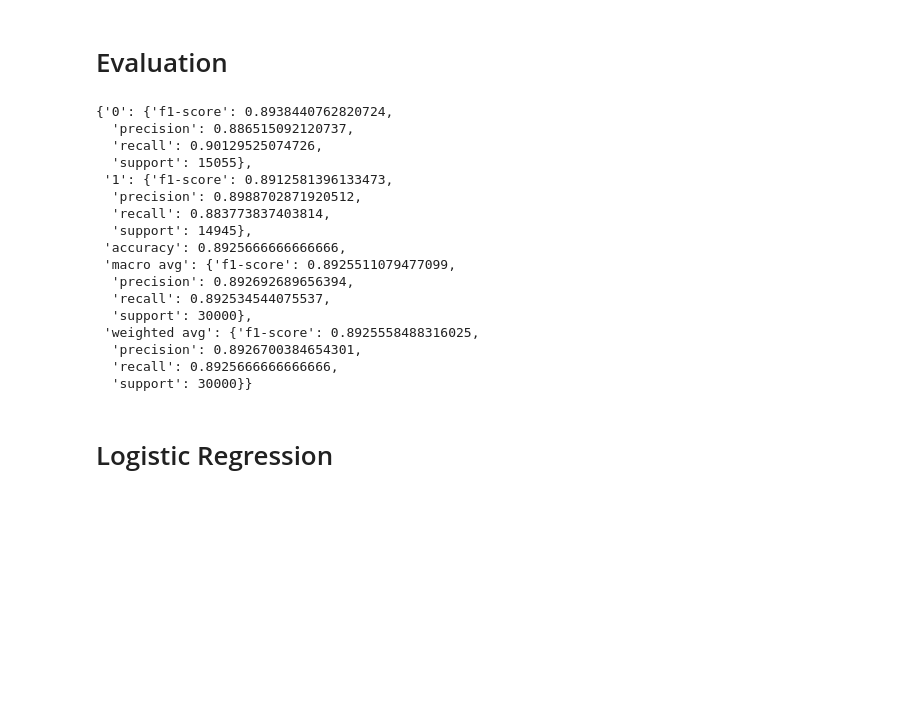
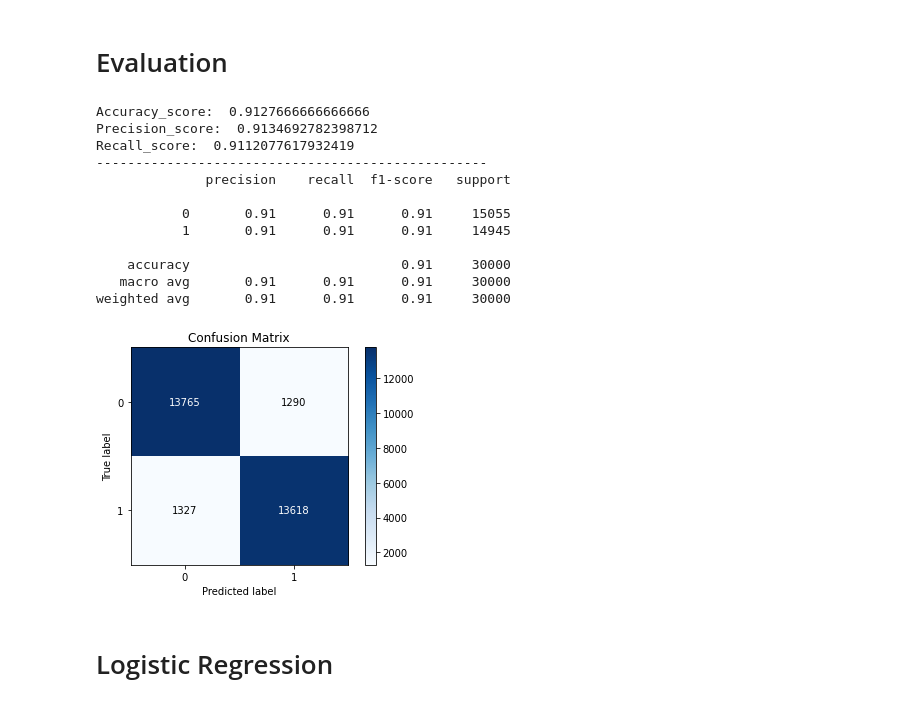
Before and after one commit to Saswata020/-Sentiment-Analysis-of-Mobile-phone-reviews, a Jupyter notebook: NLP__product.ipynb, the cells around one changed output. Drawn from its saved outputs; the diff is of its cells as text; code cells hidden in the pictures; blank space fills up the shorter version.

```diff
--- a/NLP__product.ipynb
+++ b/NLP__product.ipynb
@@ -379,2 +428,13 @@ Accuracy: 0.884 (0.002)
+# %%
+parameters = {'max_features': ('auto','sqrt'),
+             'n_estimators': [100, 125, 150],
+             'max_depth': [5, 8, None],
+             'min_samples_split': [2, 5],
+             'min_samples_leaf': [1, 2],
+             'bootstrap': [True, False]}
+# %%
+grid_search = GridSearchCV(RandomForestClassifier(),parameters,cv=3,return_train_score=True,n_jobs=-1)
+grid_search.fit(tf_x_train, Y_train)
+grid_search.best_params_
 # %% [markdown]
 # Support Vector machine
@@ -385,3 +441,6 @@ clf = LinearSVC(random_state=0)
+# %%
+from sklearn.svm import SVC
+clf = SVC(C=1, gamma=1)
 # %%
 #fit the data
 clf.fit(tf_x_train,Y_train)
@@ -390,2 +449,2 @@ LinearSVC(random_state=0)
 # %%
-y_test_pred=clf.predict(tf_x_test)
+test_pred=clf.predict(tf_x_test)
@@ -392,24 +453,2 @@ y_test_pred=clf.predict(tf_x_test)
 # %% [markdown]
 # Evaluation
-# %%
-from sklearn.metrics import classification_report
-report=classification_report(Y_test, y_test_pred,output_dict=True)
-report
-# %% [output]
-{'0': {'f1-score': 0.8938440762820724,
-  'precision': 0.886515092120737,
-  'recall': 0.90129525074726,
-  'support': 15055},
- '1': {'f1-score': 0.8912581396133473,
-  'precision': 0.8988702871920512,
-  'recall': 0.883773837403814,
-  'support': 14945},
- 'accuracy': 0.8925666666666666,
- 'macro avg': {'f1-score': 0.8925511079477099,
-  'precision': 0.892692689656394,
-  'recall': 0.892534544075537,
-  'support': 30000},
- 'weighted avg': {'f1-score': 0.8925558488316025,
-  'precision': 0.8926700384654301,
-  'recall': 0.8925666666666666,
-  'support': 30000}}
@@ -416,3 +458,29 @@ report
+# %%
+#rcParams['figure.figsize'] = 10,5
+plot_confusion_matrix(Y_test,test_pred)
+acc_score = accuracy_score(Y_test,test_pred)
+pre_score = precision_score(Y_test,test_pred)
+rec_score = recall_score(Y_test,test_pred)
+print('Accuracy_score: ',acc_score)
+print('Precision_score: ',pre_score)
+print('Recall_score: ',rec_score)
+print("-"*50)
+cr = classification_report(Y_test,test_pred)
+print(cr)
+# %% [output]
+Accuracy_score:  0.9127666666666666
+Precision_score:  0.9134692782398712
+Recall_score:  0.9112077617932419
+--------------------------------------------------
+              precision    recall  f1-score   support
+
+           0       0.91      0.91      0.91     15055
+           1       0.91      0.91      0.91     14945
+
+    accuracy                           0.91     30000
+   macro avg       0.91      0.91      0.91     30000
+weighted avg       0.91      0.91      0.91     30000
+[figure, added]
 # %% [markdown]
 # Logistic Regression
 # %%
```
Also changed, not shown: parts of 33 cells of this notebook.
